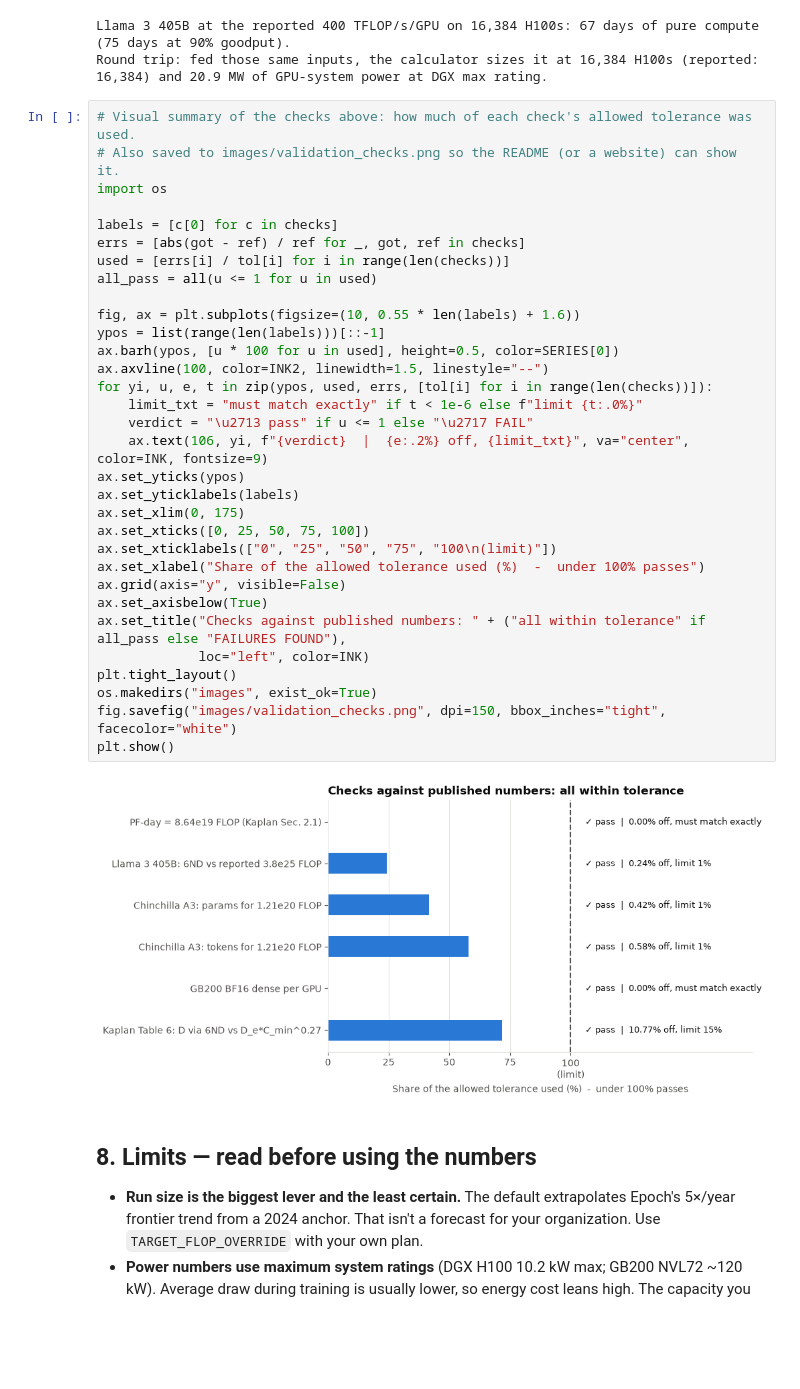
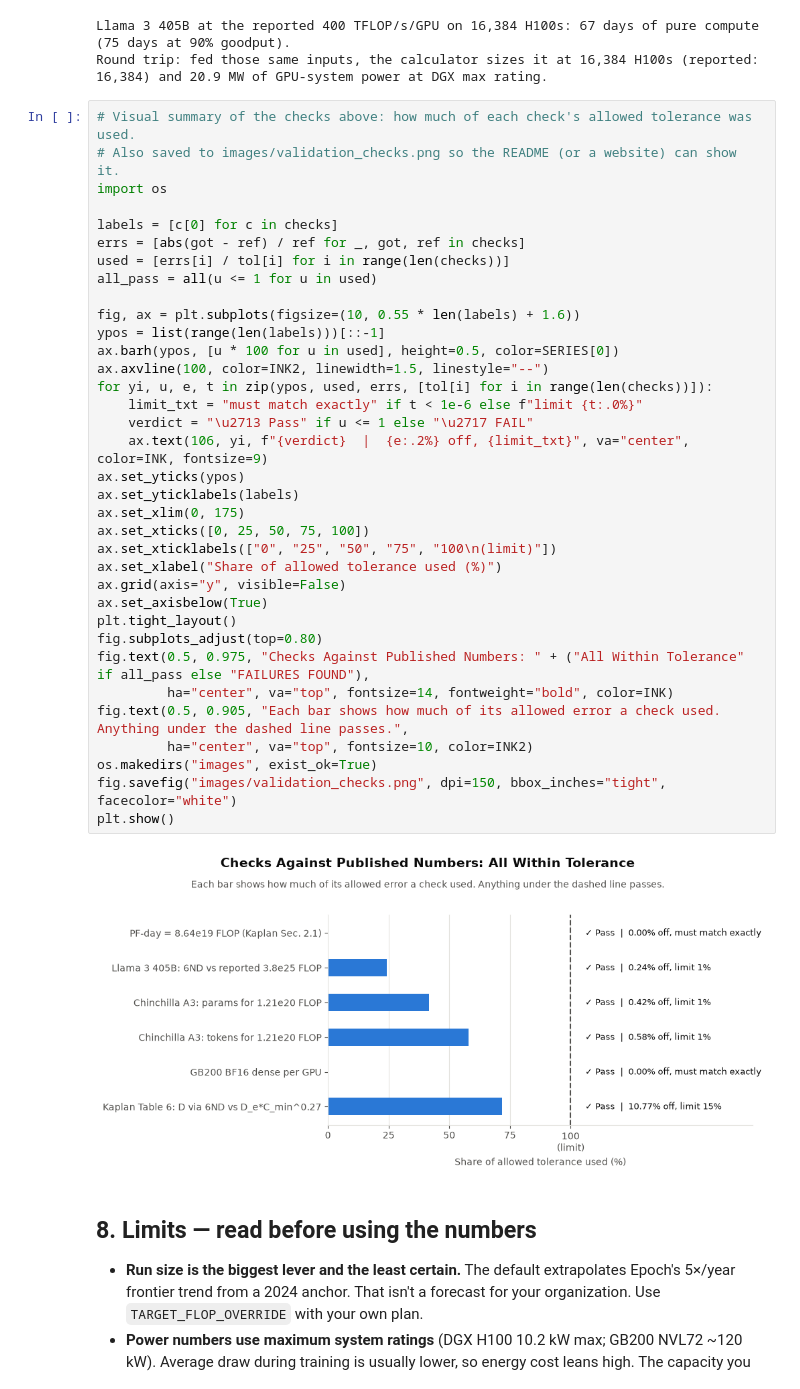
Before and after one commit to bcurran2/data-center-scaling-planner, a Jupyter notebook: dc_scaling_planner.ipynb, the cells around one changed output. Cells and saved outputs as stored; diff of their text form; blank space fills up the shorter version.

Commit message:
Restyle charts, add validation chart, update README

```diff
--- a/dc_scaling_planner.ipynb
+++ b/dc_scaling_planner.ipynb
@@ -513,37 +546,40 @@ Round trip: fed those same inputs, the calculator sizes it at 16,384 H100s (repo
 # %%
 # Visual summary of the checks above: how much of each check's allowed tolerance was used.
 # Also saved to images/validation_checks.png so the README (or a website) can show it.
 import os
 
 labels = [c[0] for c in checks]
 errs = [abs(got - ref) / ref for _, got, ref in checks]
 used = [errs[i] / tol[i] for i in range(len(checks))]
 all_pass = all(u <= 1 for u in used)
 
 fig, ax = plt.subplots(figsize=(10, 0.55 * len(labels) + 1.6))
 ypos = list(range(len(labels)))[::-1]
 ax.barh(ypos, [u * 100 for u in used], height=0.5, color=SERIES[0])
 ax.axvline(100, color=INK2, linewidth=1.5, linestyle="--")
 for yi, u, e, t in zip(ypos, used, errs, [tol[i] for i in range(len(checks))]):
     limit_txt = "must match exactly" if t < 1e-6 else f"limit {t:.0%}"
-    verdict = "\u2713 pass" if u <= 1 else "\u2717 FAIL"
+    verdict = "\u2713 Pass" if u <= 1 else "\u2717 FAIL"
     ax.text(106, yi, f"{verdict}  |  {e:.2%} off, {limit_txt}", va="center", color=INK, fontsize=9)
 ax.set_yticks(ypos)
 ax.set_yticklabels(labels)
 ax.set_xlim(0, 175)
 ax.set_xticks([0, 25, 50, 75, 100])
 ax.set_xticklabels(["0", "25", "50", "75", "100\n(limit)"])
-ax.set_xlabel("Share of the allowed tolerance used (%)  -  under 100% passes")
+ax.set_xlabel("Share of allowed tolerance used (%)")
 ax.grid(axis="y", visible=False)
 ax.set_axisbelow(True)
-ax.set_title("Checks against published numbers: " + ("all within tolerance" if all_pass else "FAILURES FOUND"),
-             loc="left", color=INK)
 plt.tight_layout()
+fig.subplots_adjust(top=0.80)
+fig.text(0.5, 0.975, "Checks Against Published Numbers: " + ("All Within Tolerance" if all_pass else "FAILURES FOUND"),
+         ha="center", va="top", fontsize=14, fontweight="bold", color=INK)
+fig.text(0.5, 0.905, "Each bar shows how much of its allowed error a check used. Anything under the dashed line passes.",
+         ha="center", va="top", fontsize=10, color=INK2)
 os.makedirs("images", exist_ok=True)
 fig.savefig("images/validation_checks.png", dpi=150, bbox_inches="tight", facecolor="white")
 plt.show()
 # %% [output]
-[figure, old version]
+[figure, new version]
 # %% [markdown]
 ## 8. Limits — read before using the numbers
 
```
Also changed, not shown: parts of 1 cell of this notebook, 3 other files.
